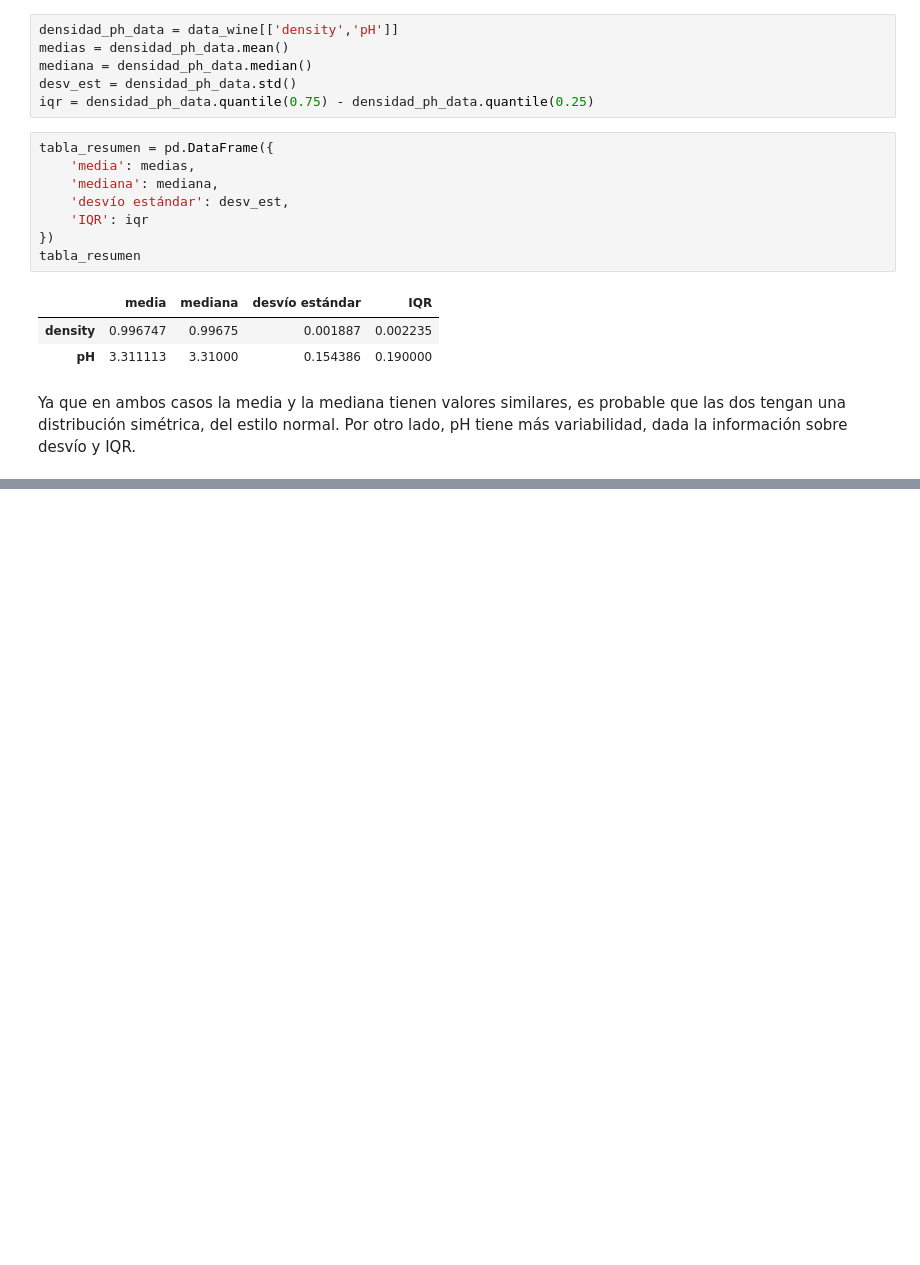
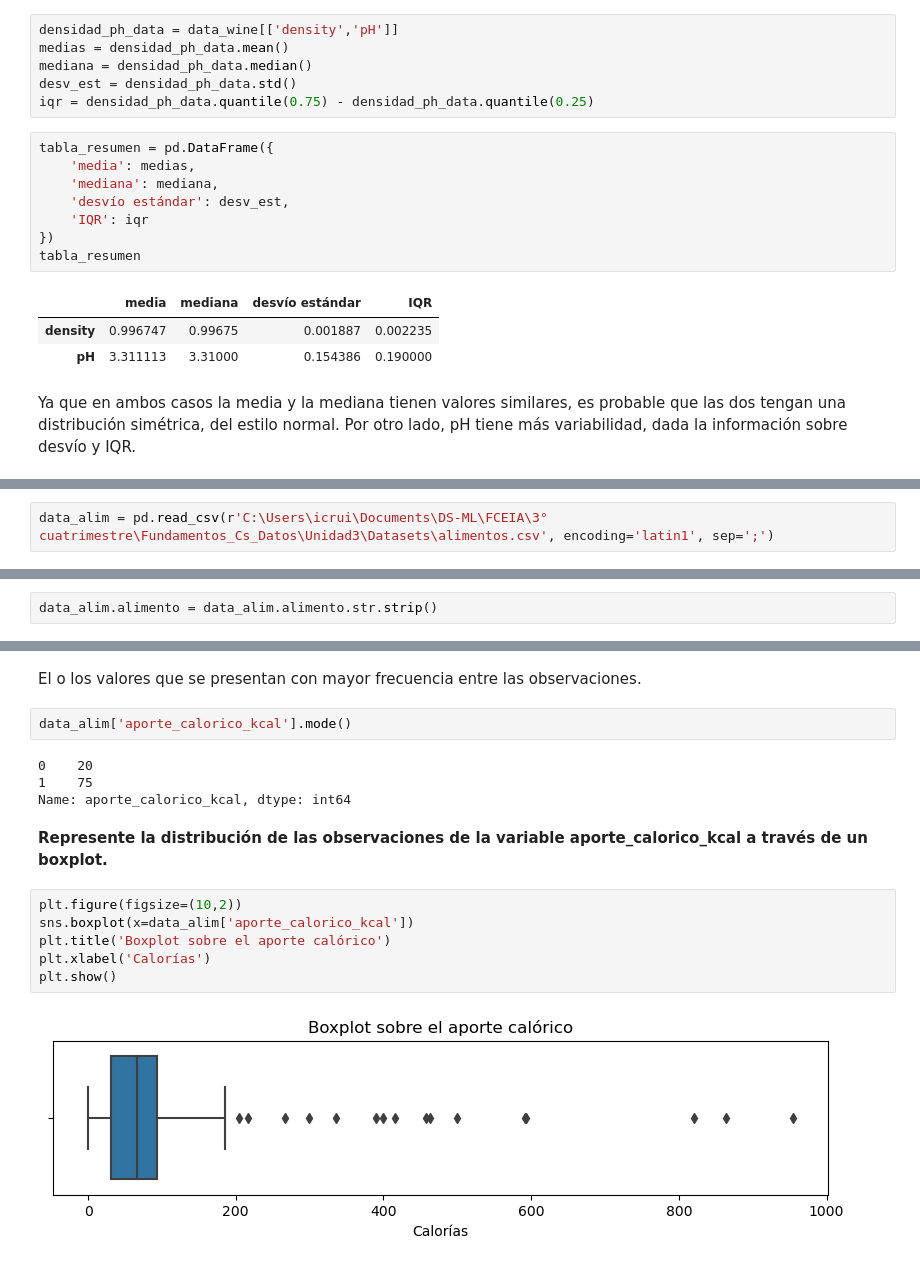
Before and after one commit to CaroRuiz92/exploracion_estadistica_pandas, a Jupyter notebook: Pract_3.ipynb, the cells around one changed output, grey strips where cells are left out. Cells and saved outputs as stored; diff of their text form; blank space fills up the shorter version.

```diff
--- a/Pract_3.ipynb
+++ b/Pract_3.ipynb
@@ -118,0 +161,2 @@ Ya que en ambos casos la media y la mediana tienen valores similares, es probabl
+# %%
+data_alim = pd.read_csv(r'C:\Users\icrui\Documents\DS-ML\FCEIA\3° cuatrimestre\Fundamentos_Cs_Datos\Unidad3\Datasets\alimentos.csv', encoding='latin1', sep=';')
@@ -118,0 +167,2 @@ Ya que en ambos casos la media y la mediana tienen valores similares, es probabl
+# %%
+data_alim.alimento = data_alim.alimento.str.strip()
@@ -118,0 +208,18 @@ Ya que en ambos casos la media y la mediana tienen valores similares, es probabl
+# %% [markdown]
+El o los valores que se presentan con mayor frecuencia entre las observaciones.
+# %%
+data_alim['aporte_calorico_kcal'].mode()
+# %% [output]
+0    20
+1    75
+Name: aporte_calorico_kcal, dtype: int64
+# %% [markdown]
+**Represente la distribución de las observaciones de la variable aporte_calorico_kcal a través de un boxplot.**
+# %%
+plt.figure(figsize=(10,2))
+sns.boxplot(x=data_alim['aporte_calorico_kcal'])
+plt.title('Boxplot sobre el aporte calórico')
+plt.xlabel('Calorías')
+plt.show()
+# %% [output]
+[figure, added]
```
Also changed, not shown: parts of 21 cells of this notebook.
